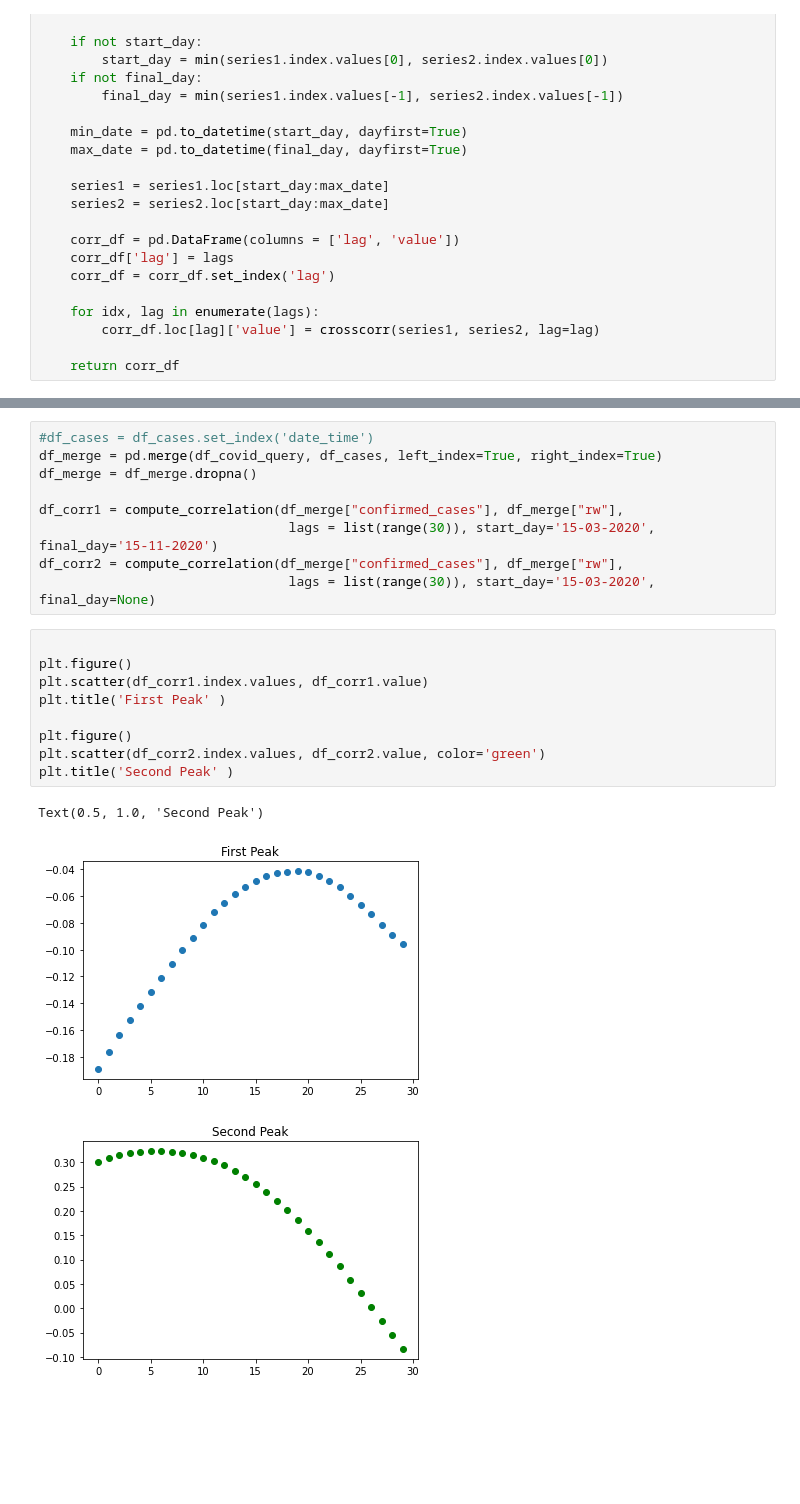
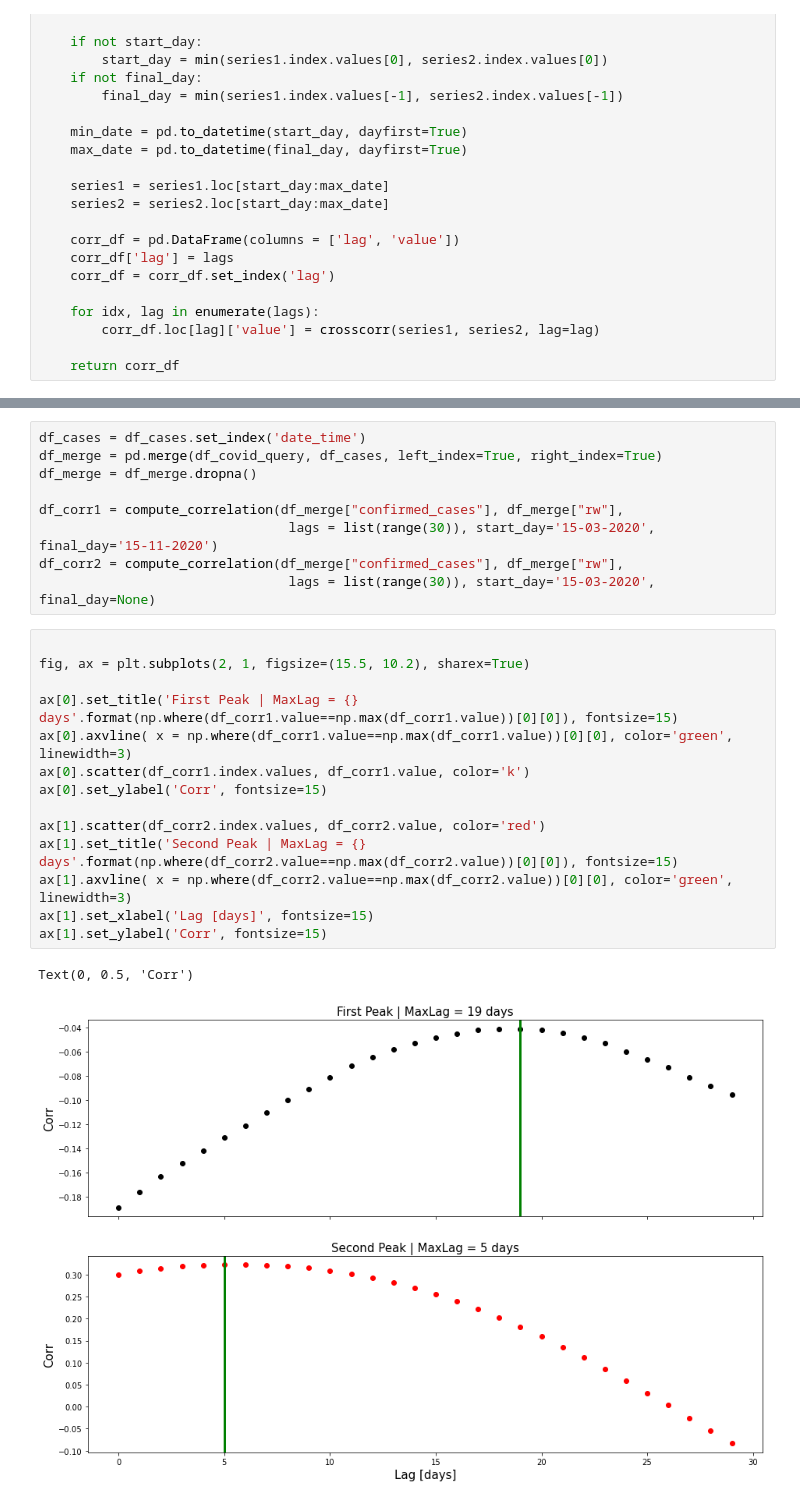
Before and after one commit to samueltof/covid19_forecast_ml, a Jupyter notebook: data_visualization.ipynb, the cells around one changed output, grey strips where cells are left out. Saved outputs shown, nothing was run; the diff lists cells and outputs as text; blank space fills up the shorter version.

```diff
--- a/data_visualization.ipynb
+++ b/data_visualization.ipynb
@@ -457,5 +417,5 @@ df_cases
 # %%
-#df_cases = df_cases.set_index('date_time')
+df_cases = df_cases.set_index('date_time')
 df_merge = pd.merge(df_covid_query, df_cases, left_index=True, right_index=True)
 df_merge = df_merge.dropna()
 
@@ -463,16 +423,20 @@ df_corr1 = compute_correlation(df_merge["confirmed_cases"], df_merge["rw"],
                                 lags = list(range(30)), start_day='15-03-2020', final_day='15-11-2020')
 df_corr2 = compute_correlation(df_merge["confirmed_cases"], df_merge["rw"],
                                 lags = list(range(30)), start_day='15-03-2020', final_day=None)
-# %%
-
-plt.figure()
-plt.scatter(df_corr1.index.values, df_corr1.value)
-plt.title('First Peak' )
-
-plt.figure()
-plt.scatter(df_corr2.index.values, df_corr2.value, color='green')
-plt.title('Second Peak' )
-# %% [output]
-Text(0.5, 1.0, 'Second Peak')
-[figure, removed]
-[figure, removed]
+# %%
+
+fig, ax = plt.subplots(2, 1, figsize=(15.5, 10.2), sharex=True)
+
+ax[0].set_title('First Peak | MaxLag = {} days'.format(np.where(df_corr1.value==np.max(df_corr1.value))[0][0]), fontsize=15)
+ax[0].axvline( x = np.where(df_corr1.value==np.max(df_corr1.value))[0][0], color='green', linewidth=3)
+ax[0].scatter(df_corr1.index.values, df_corr1.value, color='k')
+ax[0].set_ylabel('Corr', fontsize=15)
+
+ax[1].scatter(df_corr2.index.values, df_corr2.value, color='red')
+ax[1].set_title('Second Peak | MaxLag = {} days'.format(np.where(df_corr2.value==np.max(df_corr2.value))[0][0]), fontsize=15)
+ax[1].axvline( x = np.where(df_corr2.value==np.max(df_corr2.value))[0][0], color='green', linewidth=3)
+ax[1].set_xlabel('Lag [days]', fontsize=15)
+ax[1].set_ylabel('Corr', fontsize=15)
+# %% [output]
+Text(0, 0.5, 'Corr')
+[figure, added]
```
Also changed, not shown: parts of 19 cells of this notebook.
